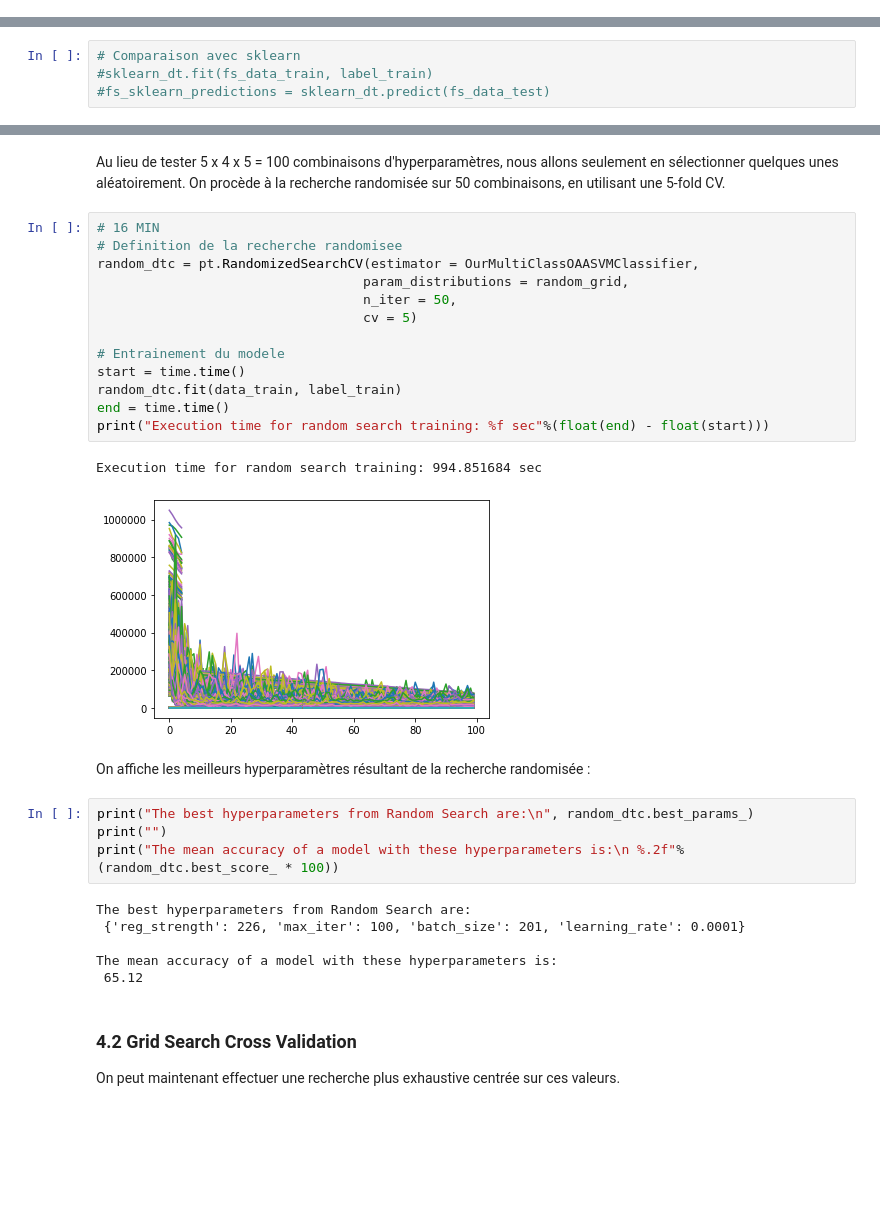
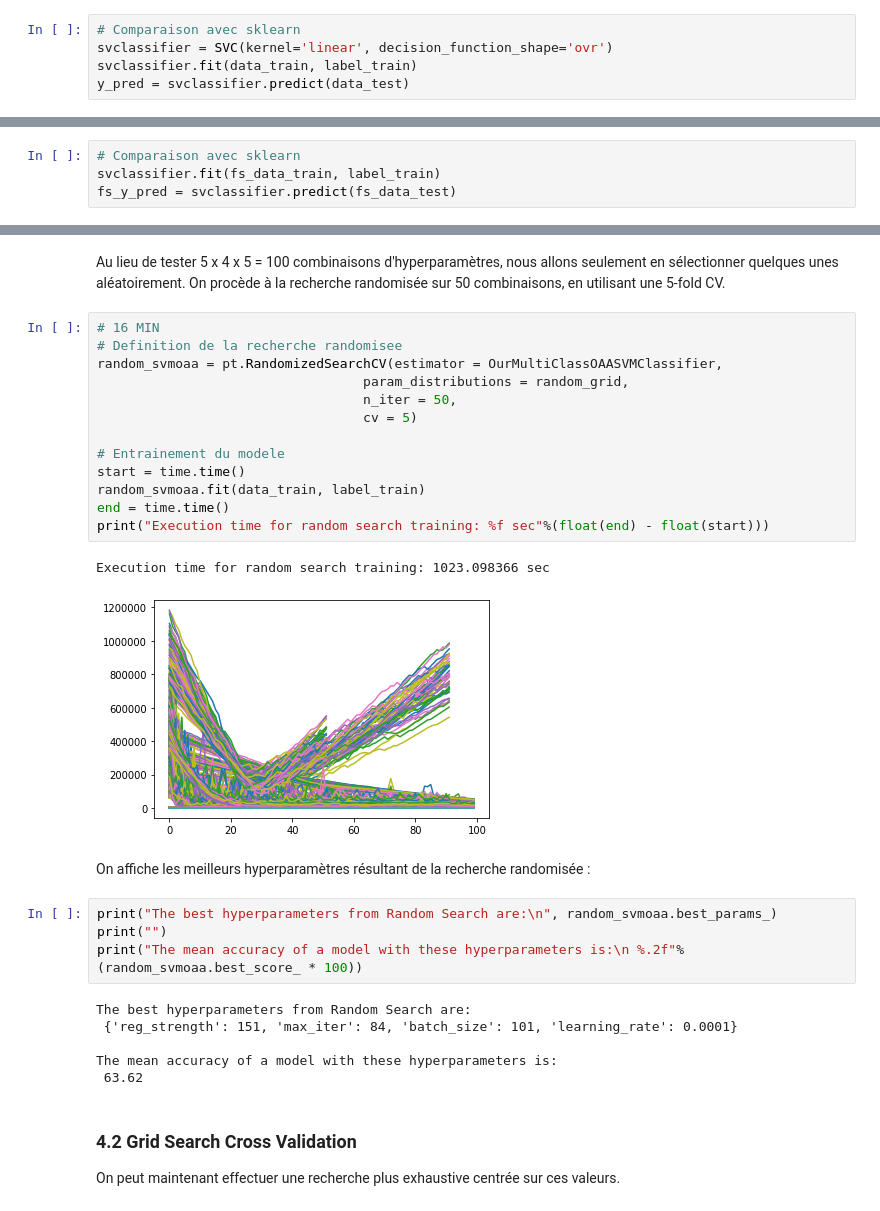
Before and after one commit to elise-chin/music-genre-classification, a Jupyter notebook: MT-SVM-OAA.ipynb, the cells around one changed output, grey strips where cells are left out. Cells and saved outputs as stored; diff of their text form; blank space fills up the shorter version.

```diff
--- a/MT-SVM-OAA.ipynb
+++ b/MT-SVM-OAA.ipynb
@@ -93 +85,6 @@ Puis on compare la performance de notre decision tree avec celle de scikit-learn
+# %%
+# Comparaison avec sklearn
+svclassifier = SVC(kernel='linear', decision_function_shape='ovr')
+svclassifier.fit(data_train, label_train)
+y_pred = svclassifier.predict(data_test)
 # %%
@@ -166,7 +164,7 @@ Execution time for building the forest: 11.281519 sec
 # %%
 # Comparaison avec sklearn
-#sklearn_dt.fit(fs_data_train, label_train)
-#fs_sklearn_predictions = sklearn_dt.predict(fs_data_test)
+svclassifier.fit(fs_data_train, label_train)
+fs_y_pred = svclassifier.predict(fs_data_test)
 # %% [markdown]
 On compare les scores obtenus avant et après la sélection des caractéristiques.
 # %%
@@ -229,31 +230,31 @@ Au lieu de tester 5 x 4 x 5 = 100 combinaisons d'hyperparamètres, nous allons s
 # %%
 # 16 MIN
 # Definition de la recherche randomisee
-random_dtc = pt.RandomizedSearchCV(estimator = OurMultiClassOAASVMClassifier,
+random_svmoaa = pt.RandomizedSearchCV(estimator = OurMultiClassOAASVMClassifier,
                                   param_distributions = random_grid,
                                   n_iter = 50,
                                   cv = 5)
 
 # Entrainement du modele
 start = time.time()
-random_dtc.fit(data_train, label_train)
+random_svmoaa.fit(data_train, label_train)
 end = time.time()
 print("Execution time for random search training: %f sec"%(float(end) - float(start)))
 # %% [output]
-Execution time for random search training: 994.851684 sec
+Execution time for random search training: 1023.098366 sec
-[figure, old version]
+[figure, new version]
 # %% [markdown]
 On affiche les meilleurs hyperparamètres résultant de la recherche randomisée :
 # %%
-print("The best hyperparameters from Random Search are:\n", random_dtc.best_params_)
+print("The best hyperparameters from Random Search are:\n", random_svmoaa.best_params_)
 print("")
-print("The mean accuracy of a model with these hyperparameters is:\n %.2f"%(random_dtc.best_score_ * 100))
+print("The mean accuracy of a model with these hyperparameters is:\n %.2f"%(random_svmoaa.best_score_ * 100))
 # %% [output]
 The best hyperparameters from Random Search are:
- {'reg_strength': 226, 'max_iter': 100, 'batch_size': 201, 'learning_rate': 0.0001}
+ {'reg_strength': 151, 'max_iter': 84, 'batch_size': 101, 'learning_rate': 0.0001}
 
 The mean accuracy of a model with these hyperparameters is:
- 65.12
+ 63.62
 # %% [markdown]
 ### 4.2 Grid Search Cross Validation
 On peut maintenant effectuer une recherche plus exhaustive centrée sur ces valeurs.
```
Also changed, not shown: parts of 21 cells of this notebook, 7 other files.
